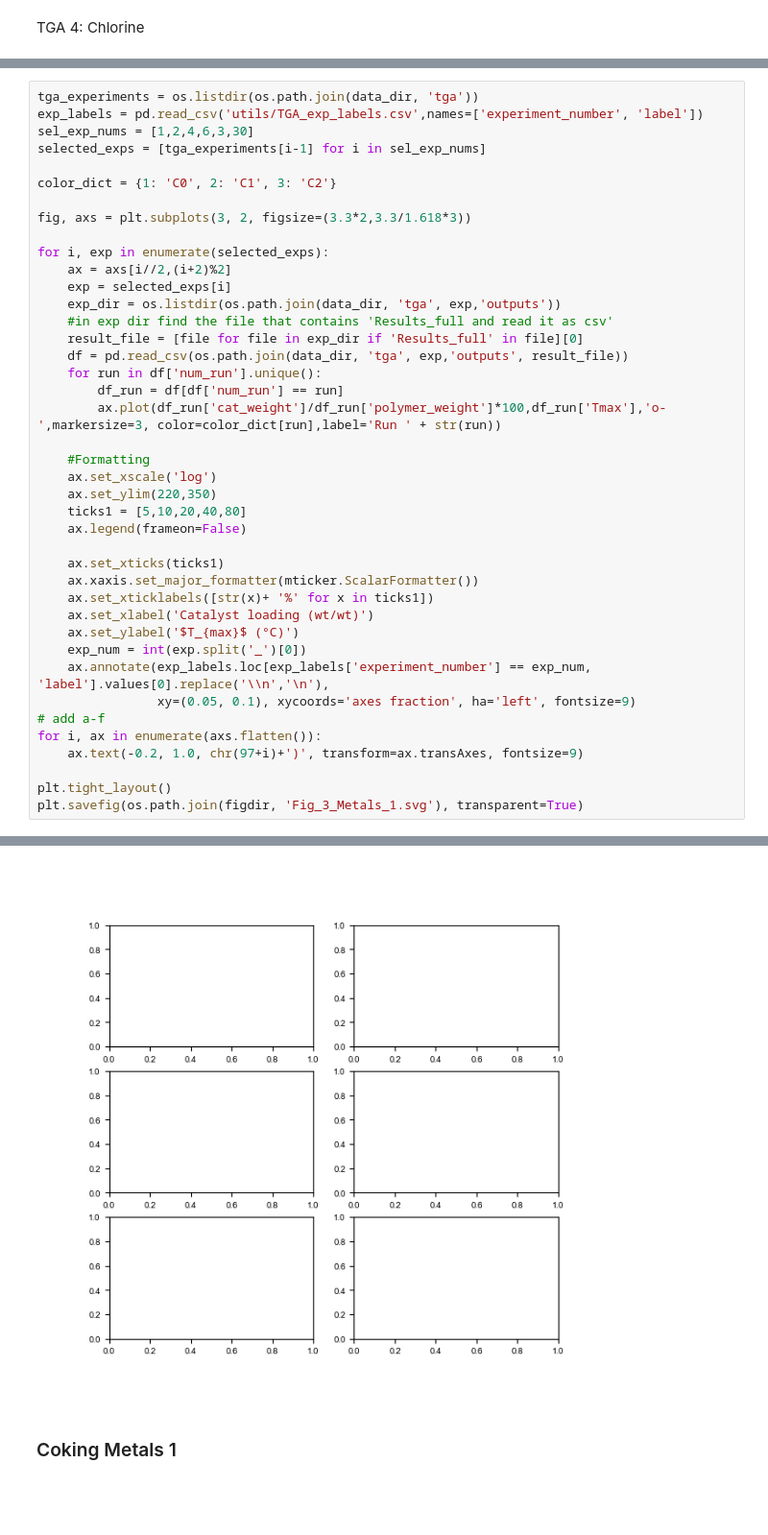
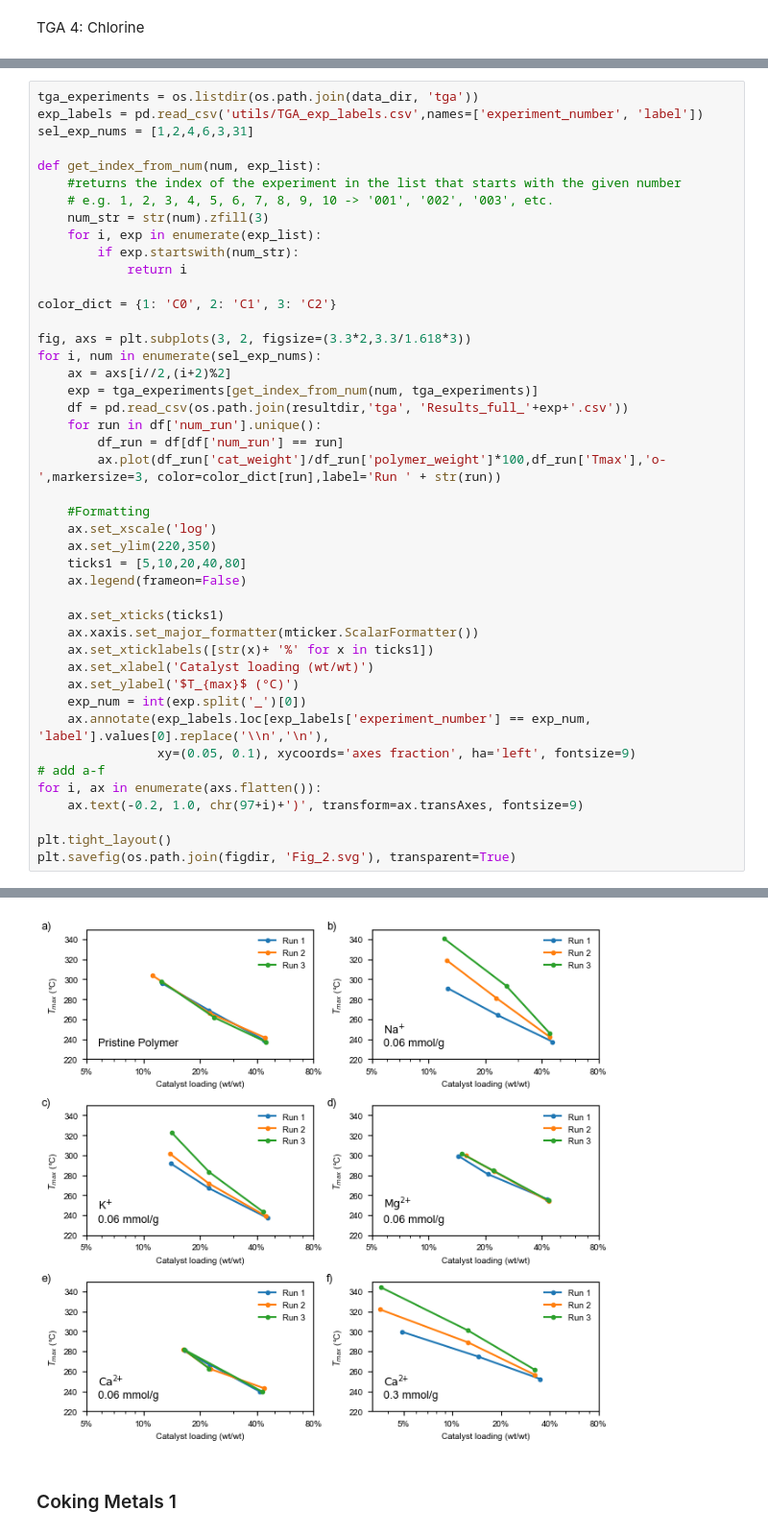
Before and after one commit to MyonicS/Manuscript_Impurities_2025, a Jupyter notebook: Impuritites_notebook.ipynb, the cells around one changed output, grey strips where cells are left out. Shown at 96% size. Saved outputs shown, nothing was run; the diff lists cells and outputs as text; blank space fills up the shorter version.

Commit message:
Added Figure 2

```diff
--- a/Impuritites_notebook.ipynb
+++ b/Impuritites_notebook.ipynb
@@ -424,20 +420,23 @@ plt.show()
 # %%
 tga_experiments = os.listdir(os.path.join(data_dir, 'tga'))
 exp_labels = pd.read_csv('utils/TGA_exp_labels.csv',names=['experiment_number', 'label'])
-sel_exp_nums = [1,2,4,6,3,30]
-selected_exps = [tga_experiments[i-1] for i in sel_exp_nums]
+sel_exp_nums = [1,2,4,6,3,31]
+
+def get_index_from_num(num, exp_list):
+    #returns the index of the experiment in the list that starts with the given number
+    # e.g. 1, 2, 3, 4, 5, 6, 7, 8, 9, 10 -> '001', '002', '003', etc.
+    num_str = str(num).zfill(3)
+    for i, exp in enumerate(exp_list):
+        if exp.startswith(num_str):
+            return i
 
 color_dict = {1: 'C0', 2: 'C1', 3: 'C2'}
 
 fig, axs = plt.subplots(3, 2, figsize=(3.3*2,3.3/1.618*3))
-
-for i, exp in enumerate(selected_exps):
+for i, num in enumerate(sel_exp_nums):
     ax = axs[i//2,(i+2)%2]
-    exp = selected_exps[i]
-    exp_dir = os.listdir(os.path.join(data_dir, 'tga', exp,'outputs'))
-    #in exp dir find the file that contains 'Results_full and read it as csv'
-    result_file = [file for file in exp_dir if 'Results_full' in file][0]
-    df = pd.read_csv(os.path.join(data_dir, 'tga', exp,'outputs', result_file))
+    exp = tga_experiments[get_index_from_num(num, tga_experiments)]
+    df = pd.read_csv(os.path.join(resultdir,'tga', 'Results_full_'+exp+'.csv'))
     for run in df['num_run'].unique():
         df_run = df[df['num_run'] == run]
         ax.plot(df_run['cat_weight']/df_run['polymer_weight']*100,df_run['Tmax'],'o-',markersize=3, color=color_dict[run],label='Run ' + str(run))
@@ -461,5 +460,5 @@ for i, ax in enumerate(axs.flatten()):
     ax.text(-0.2, 1.0, chr(97+i)+')', transform=ax.transAxes, fontsize=9)
 
 plt.tight_layout()
-plt.savefig(os.path.join(figdir, 'Fig_3_Metals_1.svg'), transparent=True)
+plt.savefig(os.path.join(figdir, 'Fig_2.svg'), transparent=True)
 # %% [output]
@@ -467,4 +465,4 @@ FileNotFoundError: [WinError 3] The system cannot find the path specified: 'data
-[figure, old version]
+[figure, new version]
 # %% [markdown]
 ### Coking Metals 1
 # %%
```
Also changed, not shown: parts of 9 cells of this notebook, 1 other file.
